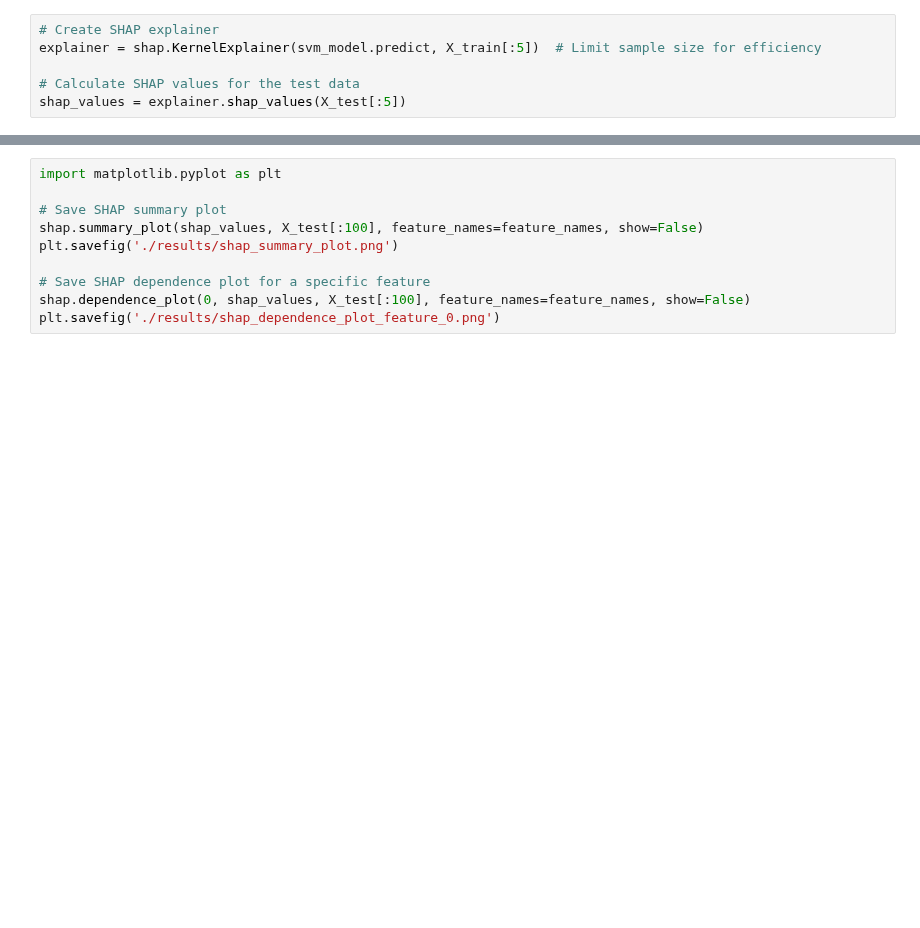
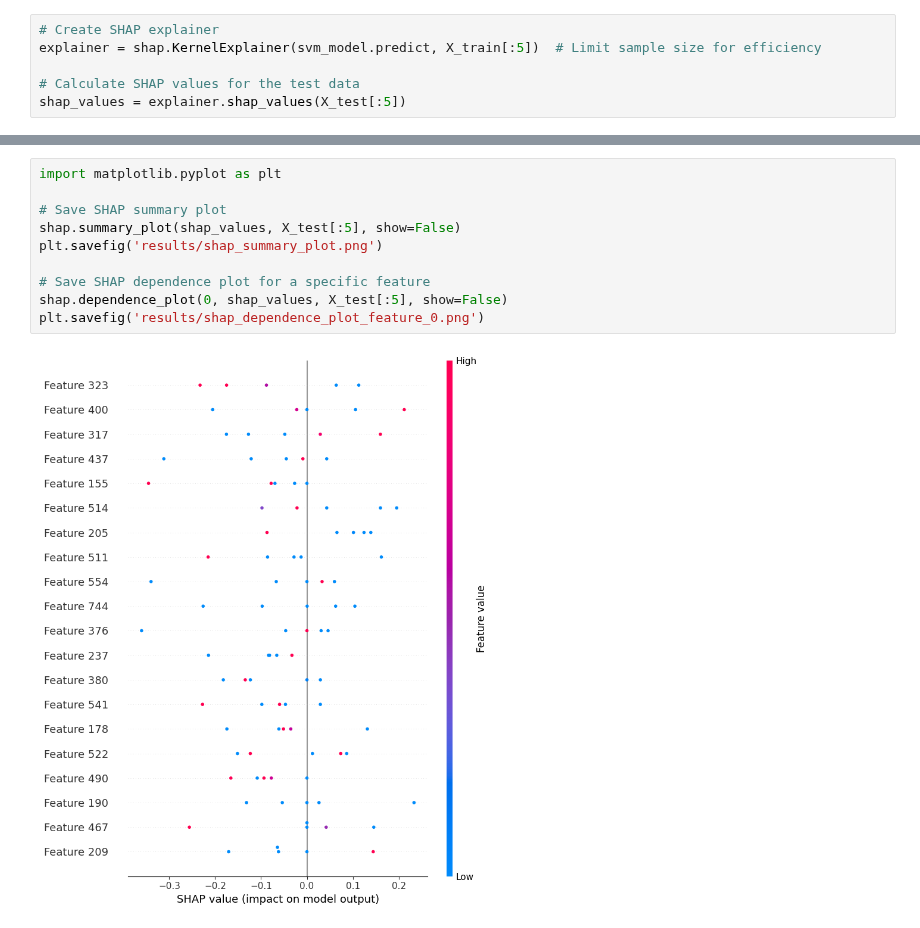
Before and after one commit to FrankYesid/Machine-Learning-ML-Guides, a Jupyter notebook: Classification/SVM/SVM_classification.ipynb, the cells around one changed output, grey strips where cells are left out. Cells and saved outputs as stored; diff of their text form; blank space fills up the shorter version.

```diff
--- a/Classification/SVM/SVM_classification.ipynb
+++ b/Classification/SVM/SVM_classification.ipynb
@@ -130,10 +130,12 @@ shap.dependence_plot(0, shap_values, X_test[:5]) #, feature_names=feature_names)
 # %%
 import matplotlib.pyplot as plt
 
 # Save SHAP summary plot
-shap.summary_plot(shap_values, X_test[:100], feature_names=feature_names, show=False)
-plt.savefig('./results/shap_summary_plot.png')
+shap.summary_plot(shap_values, X_test[:5], show=False)
+plt.savefig('results/shap_summary_plot.png')
 
 # Save SHAP dependence plot for a specific feature
-shap.dependence_plot(0, shap_values, X_test[:100], feature_names=feature_names, show=False)
-plt.savefig('./results/shap_dependence_plot_feature_0.png')
+shap.dependence_plot(0, shap_values, X_test[:5], show=False)
+plt.savefig('results/shap_dependence_plot_feature_0.png')
+# %% [output]
+[figure, added]
```
Also changed, not shown: parts of 12 cells of this notebook, 2 other files.
